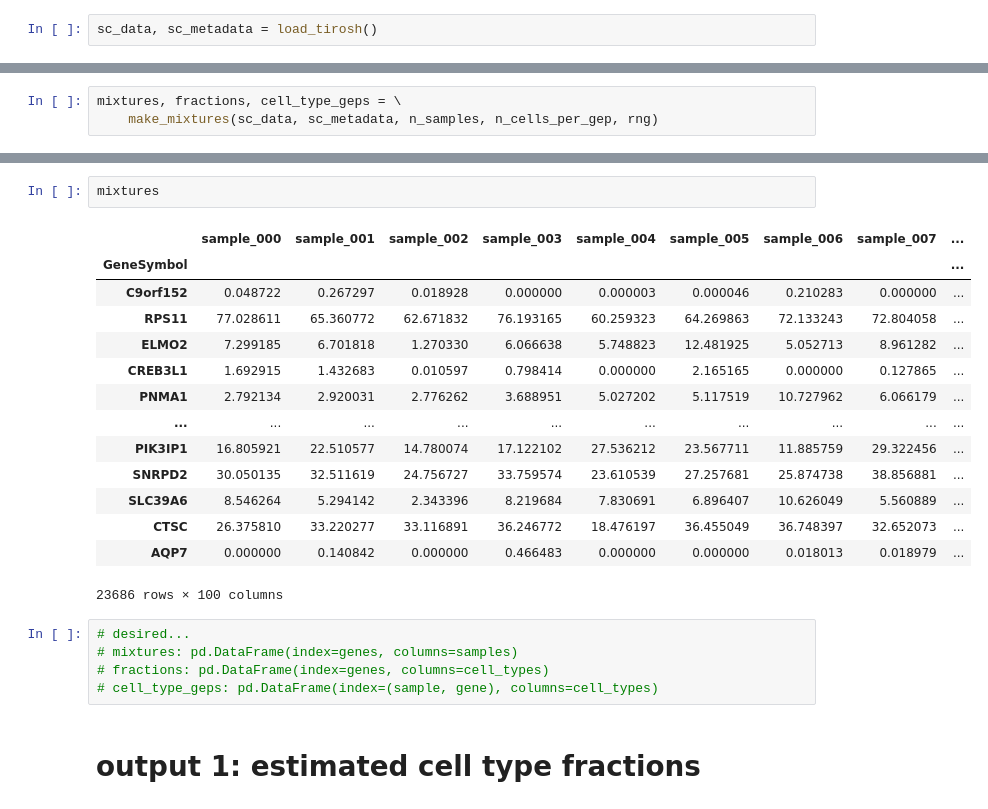
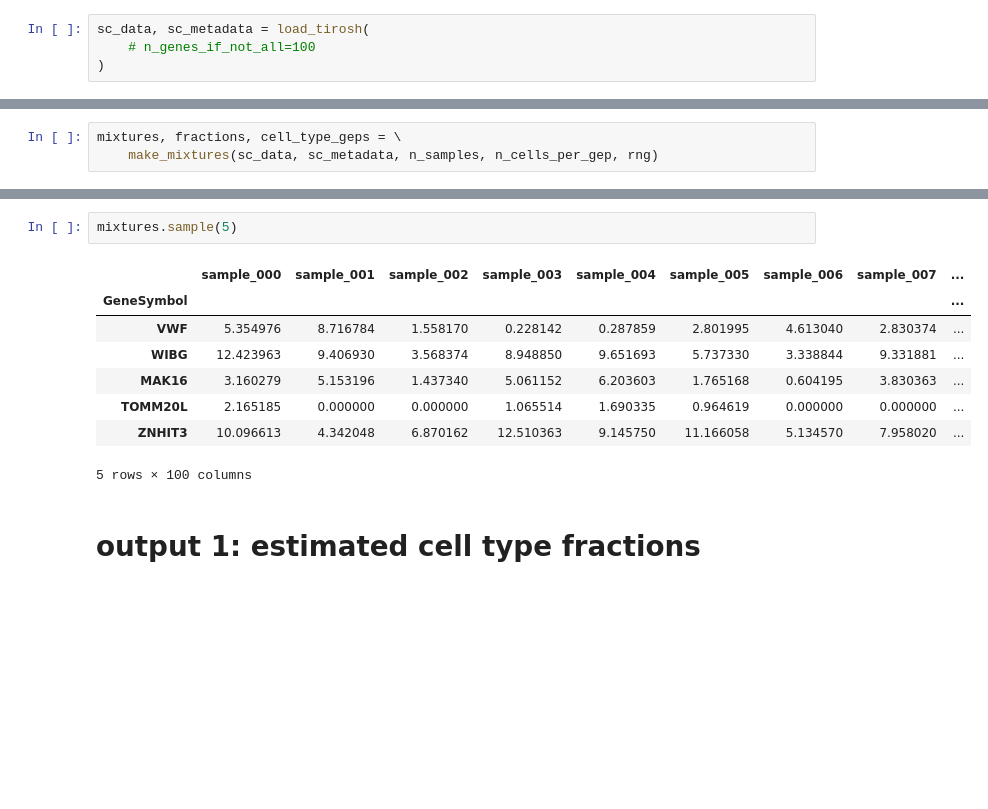
Before and after one commit to davidliu-lab/deconv, a Jupyter notebook: 6a - make cohorts.ipynb, the cells around one changed output, grey strips where cells are left out. Cells and saved outputs as stored; diff of their text form; blank space fills up the shorter version.

```diff
--- a/6a - make cohorts.ipynb
+++ b/6a - make cohorts.ipynb
@@ -15,5 +7,7 @@ from helpers.loading_single_cell_cohorts import load_tirosh
 # %% [markdown]
 # load single cell data
 # %%
-sc_data, sc_metadata = load_tirosh()
+sc_data, sc_metadata = load_tirosh(
+    # n_genes_if_not_all=100
+)
 # %%
@@ -96,25 +95,14 @@ cell_type_geps["sample_000"]
 # %%
-mixtures
+mixtures.sample(5)
 # %% [output]
 |  | sample_000 | sample_001 | sample_002 | sample_003 | sample_004 | sample_005 | sample_006 | sample_007 | ... |
 | GeneSymbol |  |  |  |  |  |  |  |  | ... |
-| C9orf152 | 0.048722 | 0.267297 | 0.018928 | 0.000000 | 0.000003 | 0.000046 | 0.210283 | 0.000000 | ... |
-| RPS11 | 77.028611 | 65.360772 | 62.671832 | 76.193165 | 60.259323 | 64.269863 | 72.133243 | 72.804058 | ... |
-| ELMO2 | 7.299185 | 6.701818 | 1.270330 | 6.066638 | 5.748823 | 12.481925 | 5.052713 | 8.961282 | ... |
-| CREB3L1 | 1.692915 | 1.432683 | 0.010597 | 0.798414 | 0.000000 | 2.165165 | 0.000000 | 0.127865 | ... |
-| PNMA1 | 2.792134 | 2.920031 | 2.776262 | 3.688951 | 5.027202 | 5.117519 | 10.727962 | 6.066179 | ... |
-| ... | ... | ... | ... | ... | ... | ... | ... | ... | ... |
-| PIK3IP1 | 16.805921 | 22.510577 | 14.780074 | 17.122102 | 27.536212 | 23.567711 | 11.885759 | 29.322456 | ... |
-| SNRPD2 | 30.050135 | 32.511619 | 24.756727 | 33.759574 | 23.610539 | 27.257681 | 25.874738 | 38.856881 | ... |
-| SLC39A6 | 8.546264 | 5.294142 | 2.343396 | 8.219684 | 7.830691 | 6.896407 | 10.626049 | 5.560889 | ... |
-| CTSC | 26.375810 | 33.220277 | 33.116891 | 36.246772 | 18.476197 | 36.455049 | 36.748397 | 32.652073 | ... |
-| AQP7 | 0.000000 | 0.140842 | 0.000000 | 0.466483 | 0.000000 | 0.000000 | 0.018013 | 0.018979 | ... |
+| VWF | 5.354976 | 8.716784 | 1.558170 | 0.228142 | 0.287859 | 2.801995 | 4.613040 | 2.830374 | ... |
+| WIBG | 12.423963 | 9.406930 | 3.568374 | 8.948850 | 9.651693 | 5.737330 | 3.338844 | 9.331881 | ... |
+| MAK16 | 3.160279 | 5.153196 | 1.437340 | 5.061152 | 6.203603 | 1.765168 | 0.604195 | 3.830363 | ... |
+| TOMM20L | 2.165185 | 0.000000 | 0.000000 | 1.065514 | 1.690335 | 0.964619 | 0.000000 | 0.000000 | ... |
+| ZNHIT3 | 10.096613 | 4.342048 | 6.870162 | 12.510363 | 9.145750 | 11.166058 | 5.134570 | 7.958020 | ... |
-23686 rows × 100 columns
+5 rows × 100 columns
-# %%
-# desired...
-# mixtures: pd.DataFrame(index=genes, columns=samples)
-# fractions: pd.DataFrame(index=genes, columns=cell_types)
-# cell_type_geps: pd.DataFrame(index=(sample, gene), columns=cell_types)
 # %% [markdown]
 # output 1: estimated cell type fractions
 # %%
```
Also changed, not shown: parts of 8 cells of this notebook, 2 other files.
